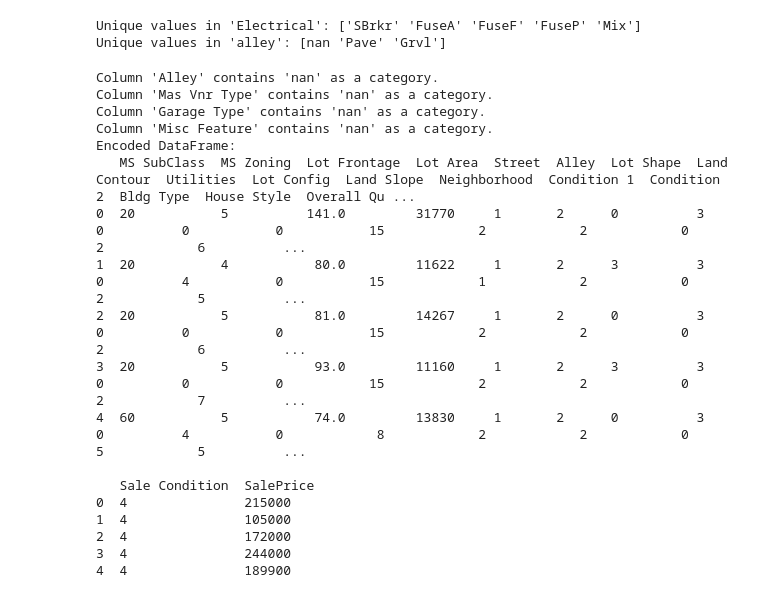
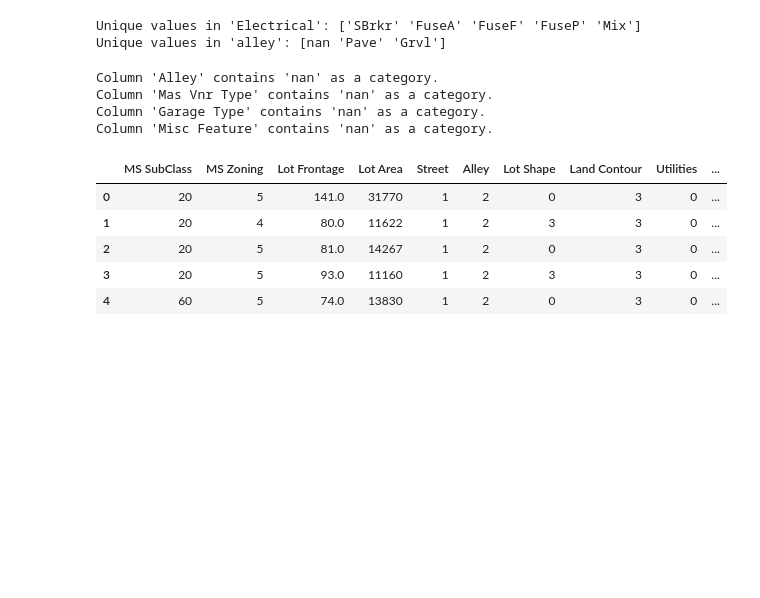
Before and after one commit to M0KANE/ML_HousePriceAssignment, a Jupyter notebook: ML_HousePriceNotebook.ipynb, the cells around one changed output. Cells and saved outputs as stored; diff of their text form; code cells hidden in the pictures; blank space fills up the shorter version.

```diff
--- a/ML_HousePriceNotebook.ipynb
+++ b/ML_HousePriceNotebook.ipynb
@@ -276,46 +276,37 @@ ordinal_columns = {
     'BsmtFin Type 2': ['None', 'Unf', 'LwQ', 'Rec', 'BLQ', 'ALQ', 'GLQ'],
     'BsmtFin Type 1': ['None', 'Unf', 'LwQ', 'Rec', 'BLQ', 'ALQ', 'GLQ'],
     'Bsmt Qual': ['None', 'Po', 'Fa', 'TA', 'Gd', 'Ex'],
     'Bsmt Cond': ['None', 'Po', 'Fa', 'TA', 'Gd', 'Ex'],
     'Electrical': ['FuseP', 'FuseF', 'Mix', 'FuseA', 'SBrkr'],
 }
 
 # Apply Ordinal Encoding for ordinal columns
 for col, order in ordinal_columns.items():
     if col in categorical_cols:
         ordinal_encoder = OrdinalEncoder(categories=[order])
         df_encoded[col] = ordinal_encoder.fit_transform(df_encoded[[col]])
 
 #'Garage Type': ['No', 'Yes'],
 #'Misc Feature': ['Bad', 'Average', 'Good', 'Excellent']
 #'Alley': ['No', 'Yes'],
 #'Mas Vnr Type': ['No', 'Yes'],  # Example ordinal column
 
 # Apply Label Encoding for the remaining categorical columns
 label_encoder = LabelEncoder()
 for col in categorical_cols:
     if col not in ordinal_columns:  # Skip ordinal columns
         df_encoded[col] = label_encoder.fit_transform(df_encoded[col].astype(str))
 
 # Display the transformed DataFrame
-print("Encoded DataFrame:")
-print(df_encoded.head())
+df_encoded.head()
 # %% [output]
 Column 'Alley' contains 'nan' as a category.
 Column 'Mas Vnr Type' contains 'nan' as a category.
 Column 'Garage Type' contains 'nan' as a category.
 Column 'Misc Feature' contains 'nan' as a category.
-Encoded DataFrame:
-   MS SubClass  MS Zoning  Lot Frontage  Lot Area  Street  Alley  Lot Shape  Land Contour  Utilities  Lot Config  Land Slope  Neighborhood  Condition 1  Condition 2  Bldg Type  House Style  Overall Qu ...
-0  20           5          141.0         31770     1       2      0          3             0          0           0           15            2            2            0          2            6          ...
-1  20           4           80.0         11622     1       2      3          3             0          4           0           15            1            2            0          2            5          ...
-2  20           5           81.0         14267     1       2      0          3             0          0           0           15            2            2            0          2            6          ...
-3  20           5           93.0         11160     1       2      3          3             0          0           0           15            2            2            0          2            7          ...
-4  60           5           74.0         13830     1       2      0          3             0          4           0            8            2            2            0          5            5          ...
-
-   Sale Condition  SalePrice
-0  4               215000
-1  4               105000
-2  4               172000
-3  4               244000
-4  4               189900
+|  | MS SubClass | MS Zoning | Lot Frontage | Lot Area | Street | Alley | Lot Shape | Land Contour | Utilities | ... |
+| 0 | 20 | 5 | 141.0 | 31770 | 1 | 2 | 0 | 3 | 0 | ... |
+| 1 | 20 | 4 | 80.0 | 11622 | 1 | 2 | 3 | 3 | 0 | ... |
+| 2 | 20 | 5 | 81.0 | 14267 | 1 | 2 | 0 | 3 | 0 | ... |
+| 3 | 20 | 5 | 93.0 | 11160 | 1 | 2 | 3 | 3 | 0 | ... |
+| 4 | 60 | 5 | 74.0 | 13830 | 1 | 2 | 0 | 3 | 0 | ... |
```
Also changed, not shown: parts of 6 cells of this notebook.
